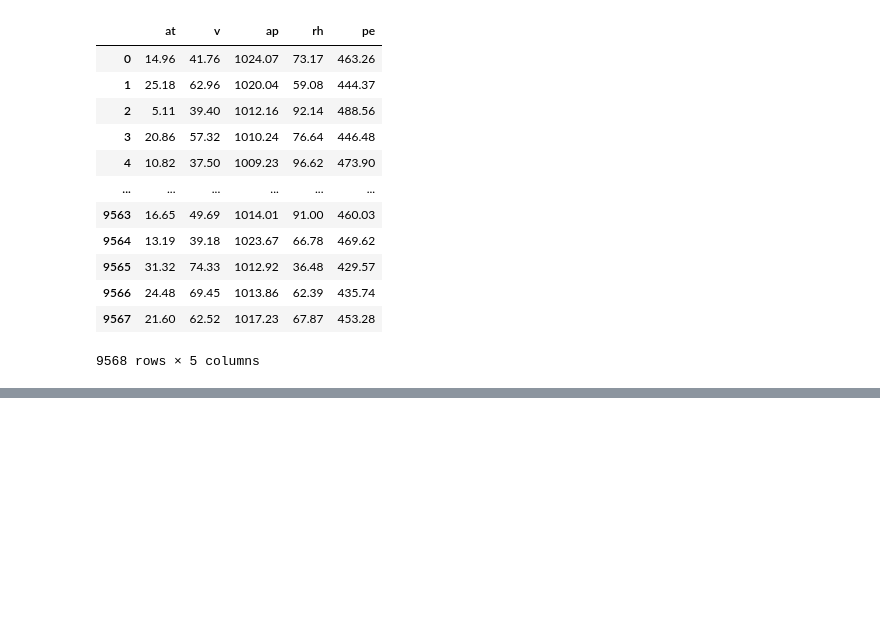
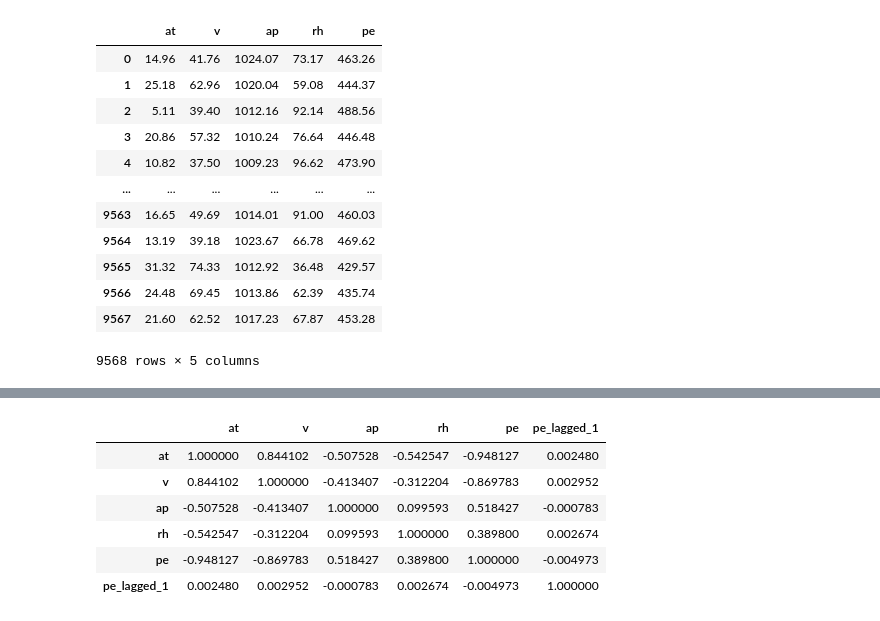
Before and after one commit to matheus695p/deep-rl-mpc, a Jupyter notebook: notebooks/1. ReadDataFrame.ipynb, the cells around one changed output, grey strips where cells are left out. Saved outputs shown, nothing was run; the diff lists cells and outputs as text; code cells hidden in the pictures; blank space fills up the shorter version.

```diff
--- a/notebooks/1. ReadDataFrame.ipynb
+++ b/notebooks/1. ReadDataFrame.ipynb
@@ -70,0 +100,10 @@ df
+# %%
+df.dropna().corr()
+# %% [output]
+|  | at | v | ap | rh | pe | pe_lagged_1 |
+| at | 1.000000 | 0.844102 | -0.507528 | -0.542547 | -0.948127 | 0.002480 |
+| v | 0.844102 | 1.000000 | -0.413407 | -0.312204 | -0.869783 | 0.002952 |
+| ap | -0.507528 | -0.413407 | 1.000000 | 0.099593 | 0.518427 | -0.000783 |
+| rh | -0.542547 | -0.312204 | 0.099593 | 1.000000 | 0.389800 | 0.002674 |
+| pe | -0.948127 | -0.869783 | 0.518427 | 0.389800 | 1.000000 | -0.004973 |
+| pe_lagged_1 | 0.002480 | 0.002952 | -0.000783 | 0.002674 | -0.004973 | 1.000000 |
```
Also changed, not shown: parts of 4 cells of this notebook, 4 other files.
